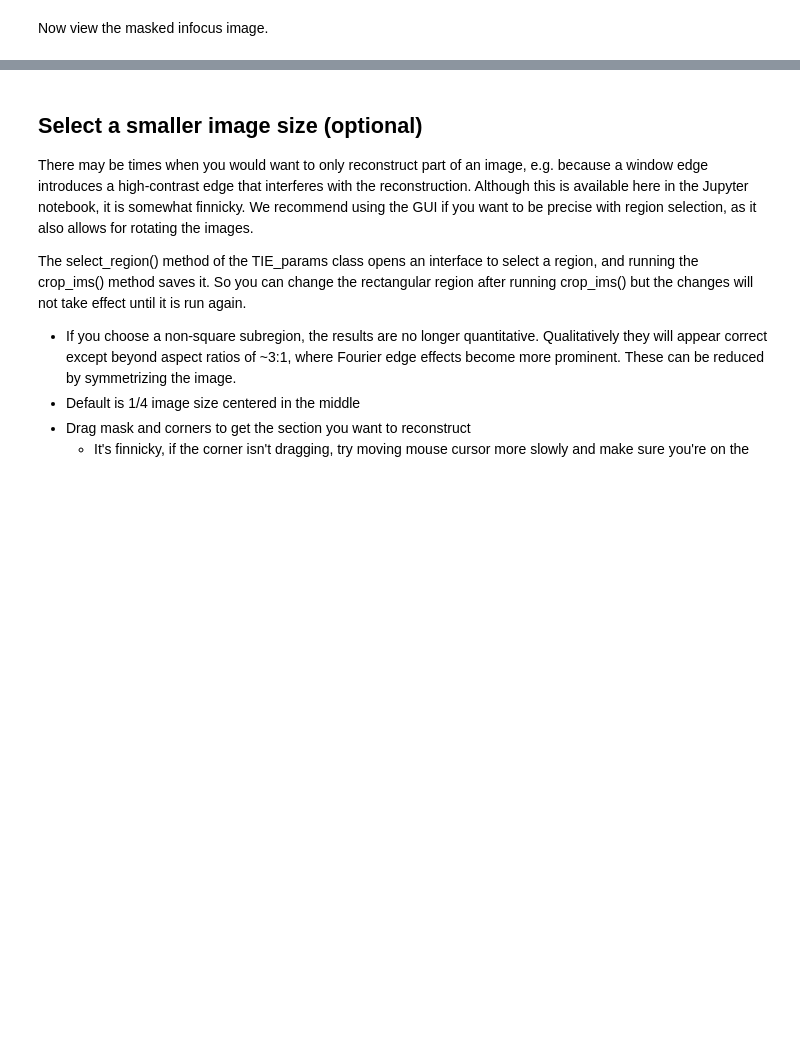
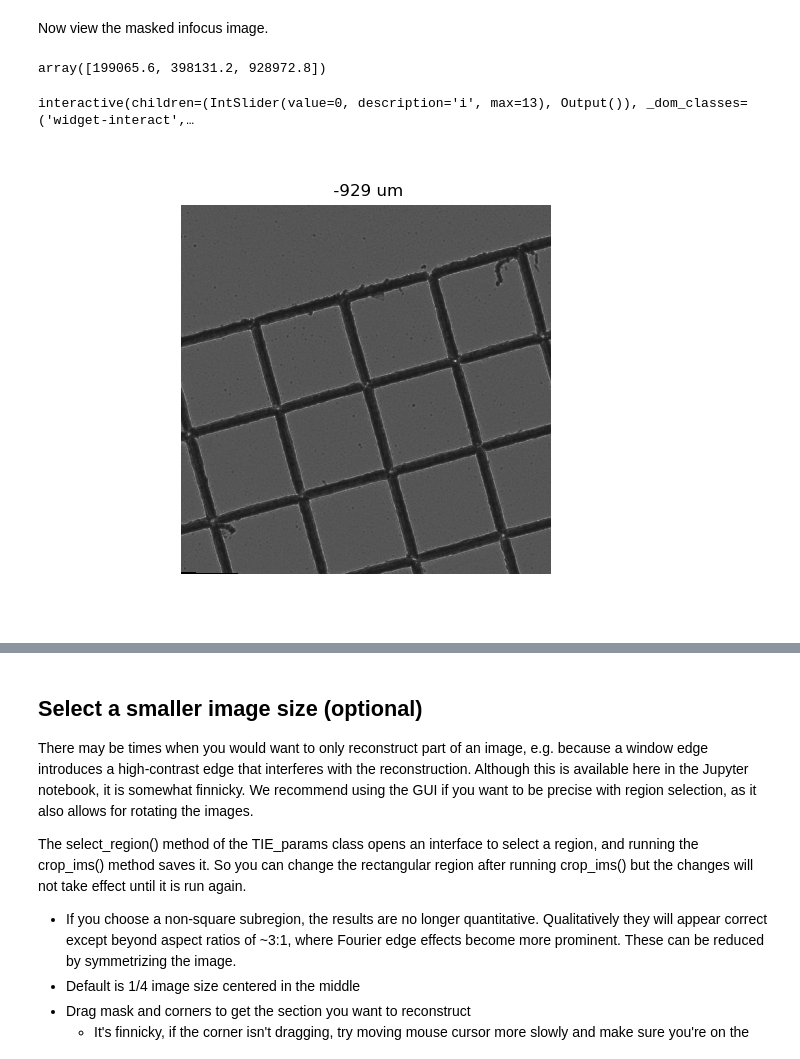
Before and after one commit to PyLorentz/PyLorentz, a Jupyter notebook: Examples/TIE_template.ipynb, the cells around one changed output, grey strips where cells are left out. Drawn from its saved outputs; the diff is of its cells as text; code cells hidden in the pictures; blank space fills up the shorter version.

```diff
--- a/Examples/TIE_template.ipynb
+++ b/Examples/TIE_template.ipynb
@@ -77,2 +83,14 @@ show_stack(imstack + flipstack)
+# %%
+ptie.defvals
+# %% [output]
+array([199065.6, 398131.2, 928972.8])
+# %%
+# Scroll through and view the aligned images
+all_defvals_um = np.sort(np.concatenate([ptie.defvals/1e3, [0], -1*ptie.defvals/1e3]))
+titles = [f"{df:.0f} um" for df in all_defvals_um] + [f"flip {df:.0f} um" for df in all_defvals_um]
+show_stack(np.concatenate([imstack, flipstack]), titles=titles)
+# %% [output]
+interactive(children=(IntSlider(value=0, description='i', max=13), Output()), _dom_classes=('widget-interact',…
+[figure, added]
 # %%
 show_im(ptie.infocus, title='Masked infocus image', scale=ptie.scale)
```
Also changed, not shown: parts of 5 cells of this notebook, 9 other files.
